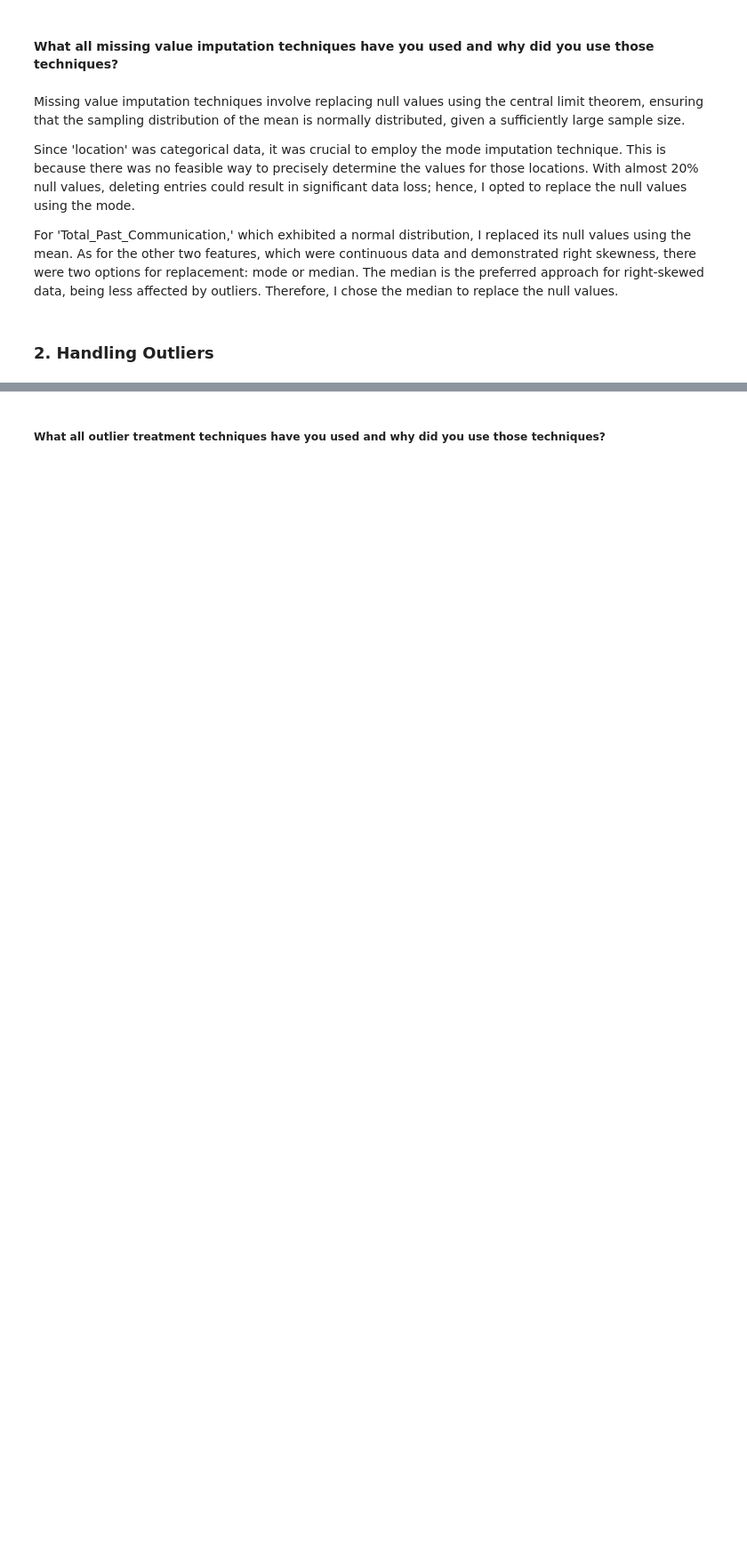
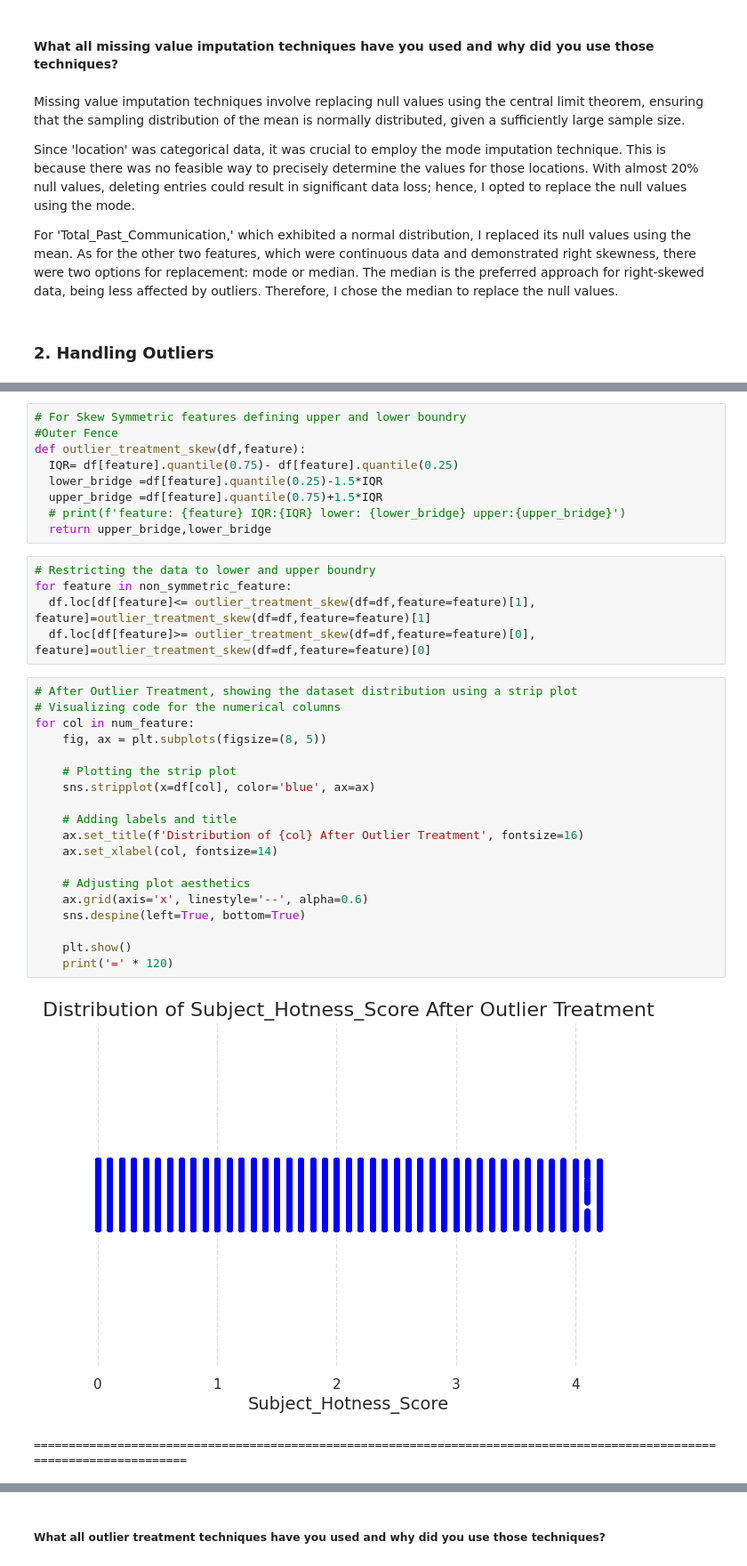
Before and after one commit to shailesh3335/Email_Campaign_Effectiveness_Prediction_capstone, a Jupyter notebook: Email_Campaign_Effectiveness_Prediction_capstone.ipynb, the cells around one changed output, grey strips where cells are left out. Shown at 89% size. Drawn from its saved outputs; the diff is of its cells as text; blank space fills up the shorter version.

```diff
--- a/Email_Campaign_Effectiveness_Prediction_capstone.ipynb
+++ b/Email_Campaign_Effectiveness_Prediction_capstone.ipynb
@@ -1322,0 +1341,36 @@ For 'Total_Past_Communication,' which exhibited a normal distribution, I replace
+# %%
+# For Skew Symmetric features defining upper and lower boundry
+#Outer Fence
+def outlier_treatment_skew(df,feature):
+  IQR= df[feature].quantile(0.75)- df[feature].quantile(0.25)
+  lower_bridge =df[feature].quantile(0.25)-1.5*IQR
+  upper_bridge =df[feature].quantile(0.75)+1.5*IQR
+  # print(f'feature: {feature} IQR:{IQR} lower: {lower_bridge} upper:{upper_bridge}')
+  return upper_bridge,lower_bridge
+# %%
+# Restricting the data to lower and upper boundry
+for feature in non_symmetric_feature:
+  df.loc[df[feature]<= outlier_treatment_skew(df=df,feature=feature)[1], feature]=outlier_treatment_skew(df=df,feature=feature)[1]
+  df.loc[df[feature]>= outlier_treatment_skew(df=df,feature=feature)[0], feature]=outlier_treatment_skew(df=df,feature=feature)[0]
+# %%
+# After Outlier Treatment, showing the dataset distribution using a strip plot
+# Visualizing code for the numerical columns
+for col in num_feature:
+    fig, ax = plt.subplots(figsize=(8, 5))
+
+    # Plotting the strip plot
+    sns.stripplot(x=df[col], color='blue', ax=ax)
+
+    # Adding labels and title
+    ax.set_title(f'Distribution of {col} After Outlier Treatment', fontsize=16)
+    ax.set_xlabel(col, fontsize=14)
+
+    # Adjusting plot aesthetics
+    ax.grid(axis='x', linestyle='--', alpha=0.6)
+    sns.despine(left=True, bottom=True)
+
+    plt.show()
+    print('=' * 120)
+# %% [output]
+[figure, added]
+========================================================================================================================
```
Also changed, not shown: parts of 38 cells of this notebook.
